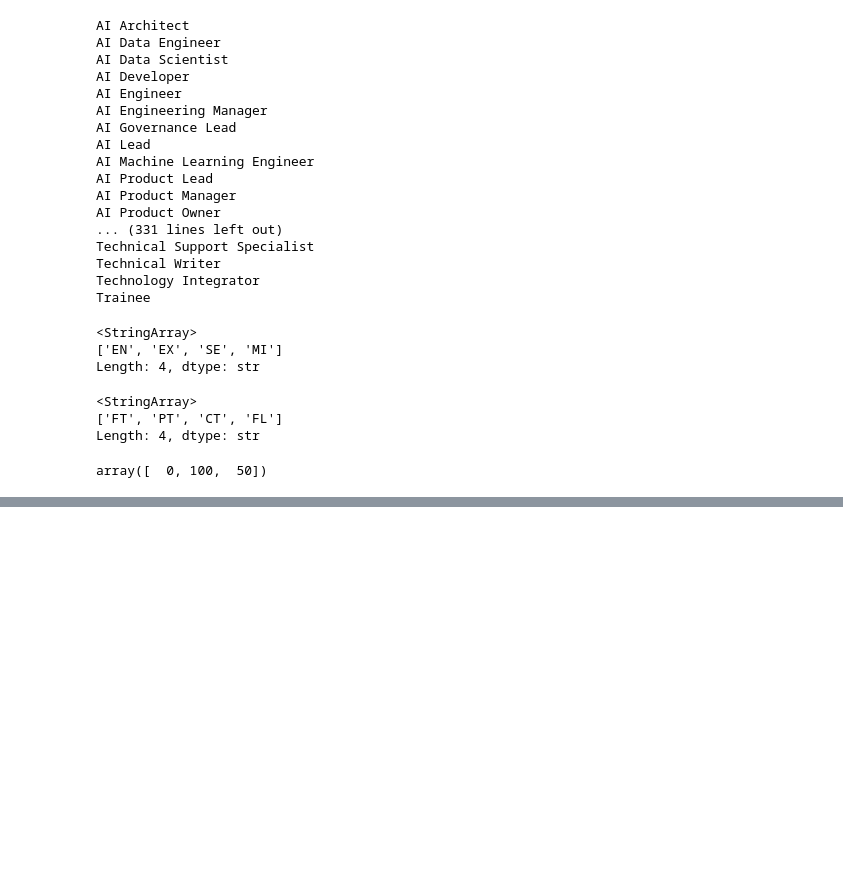
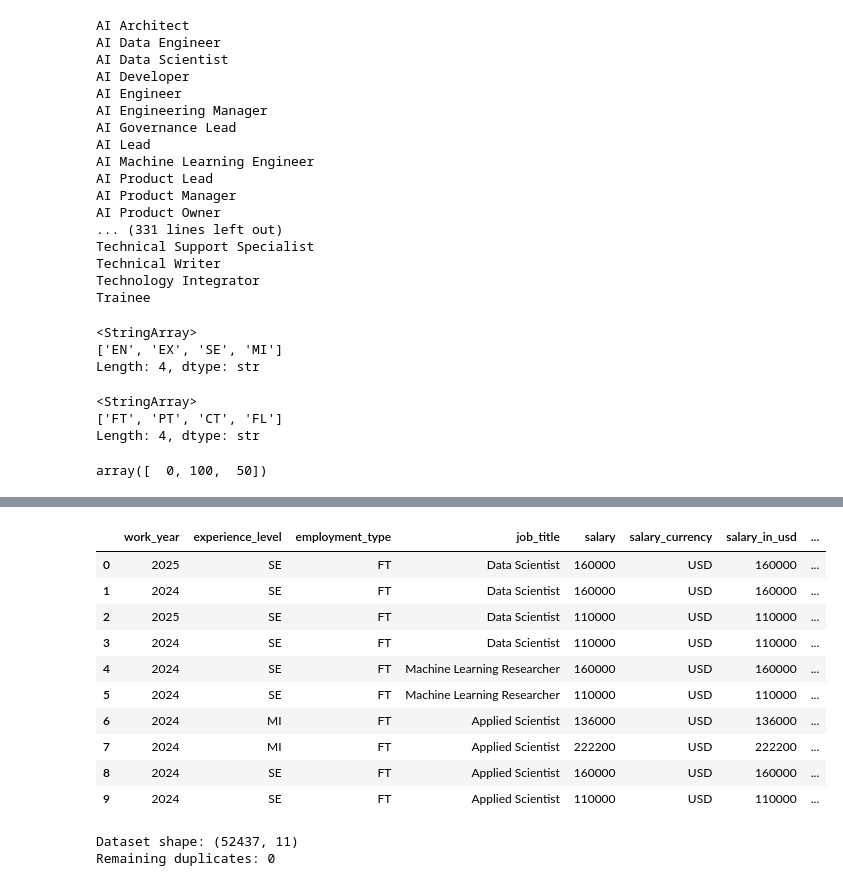
Before and after one commit to vidushan-ds/academic-data-wrangler, a Jupyter notebook: job-market-salary-analysis/job-salary-analysis.ipynb, the cells around one changed output, grey strips where cells are left out. Saved outputs shown, nothing was run; the diff lists cells and outputs as text; code cells hidden in the pictures; blank space fills up the shorter version.

```diff
--- a/job-market-salary-analysis/job-salary-analysis.ipynb
+++ b/job-market-salary-analysis/job-salary-analysis.ipynb
@@ -117,0 +140,21 @@ array([  0, 100,  50])
+# %%
+duplicate_frequency = (
+    salary_df
+    .value_counts()
+    .reset_index(name='frequency')
+    .sort_values('frequency', ascending=False)
+)
+
+duplicate_frequency.head(10)
+# %% [output]
+|  | work_year | experience_level | employment_type | job_title | salary | salary_currency | salary_in_usd | ... |
+| 0 | 2025 | SE | FT | Data Scientist | 160000 | USD | 160000 | ... |
+| 1 | 2024 | SE | FT | Data Scientist | 160000 | USD | 160000 | ... |
+| 2 | 2025 | SE | FT | Data Scientist | 110000 | USD | 110000 | ... |
+| 3 | 2024 | SE | FT | Data Scientist | 110000 | USD | 110000 | ... |
+| 4 | 2024 | SE | FT | Machine Learning Researcher | 160000 | USD | 160000 | ... |
+| 5 | 2024 | SE | FT | Machine Learning Researcher | 110000 | USD | 110000 | ... |
+| 6 | 2024 | MI | FT | Applied Scientist | 136000 | USD | 136000 | ... |
+| 7 | 2024 | MI | FT | Applied Scientist | 222200 | USD | 222200 | ... |
+| 8 | 2024 | SE | FT | Applied Scientist | 160000 | USD | 160000 | ... |
+| 9 | 2024 | SE | FT | Applied Scientist | 110000 | USD | 110000 | ... |
@@ -117,0 +163,6 @@ array([  0, 100,  50])
+# %%
+print("Dataset shape:", salary_df.shape)
+print("Remaining duplicates:", salary_df.duplicated().sum())
+# %% [output]
+Dataset shape: (52437, 11)
+Remaining duplicates: 0
```
Also changed, not shown: parts of 4 cells of this notebook.
